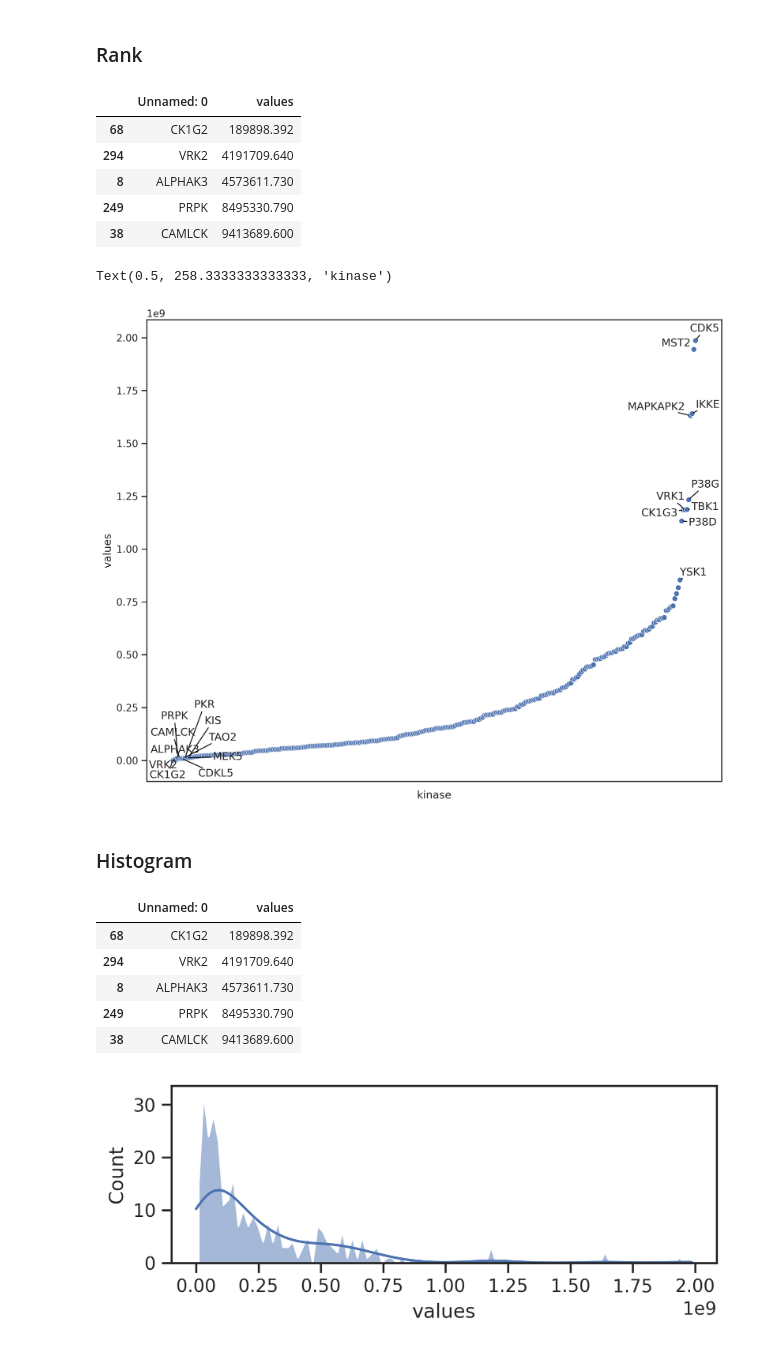
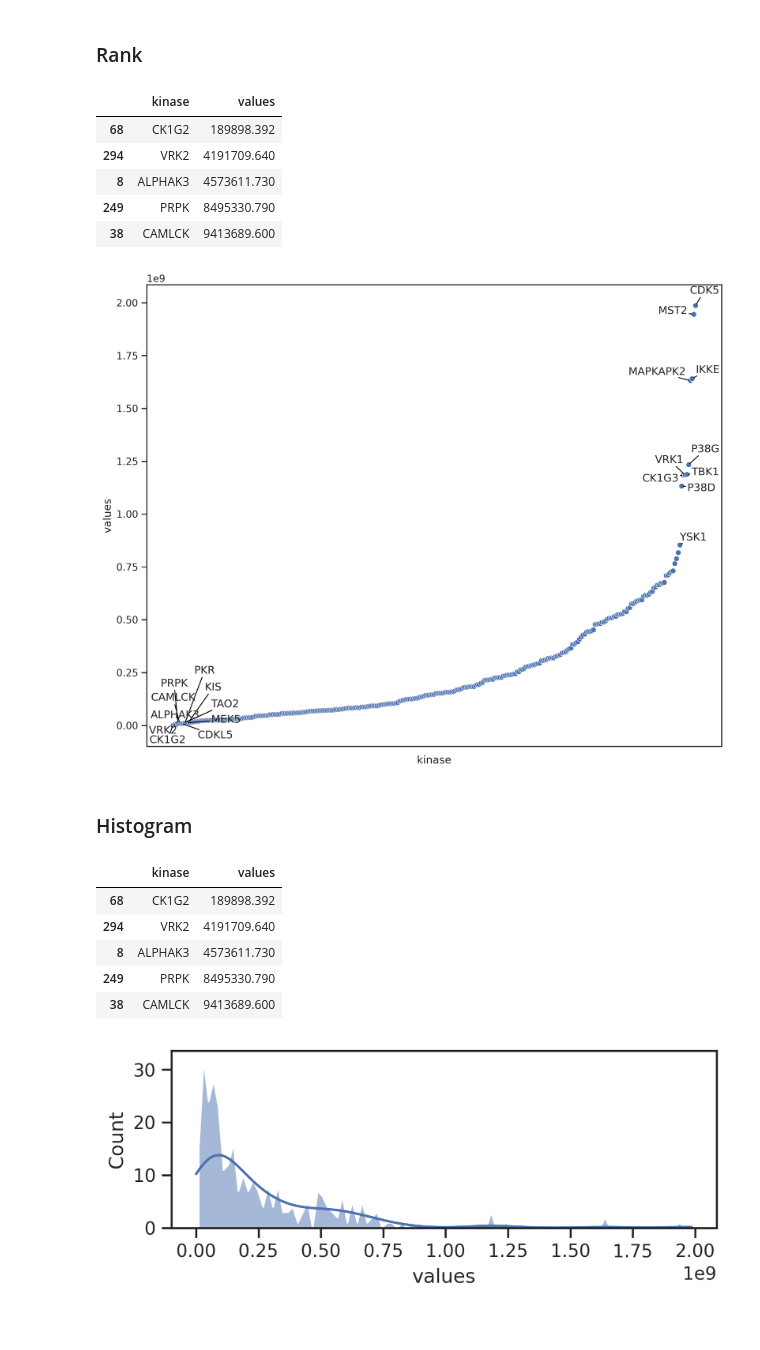
Before and after one commit to sky1ove/katlas, a Jupyter notebook: nbs/02_plot.ipynb, the cells around one changed output. Drawn from its saved outputs; the diff is of its cells as text; code cells hidden in the pictures.

```diff
--- a/nbs/02_plot.ipynb
+++ b/nbs/02_plot.ipynb
@@ -256,24 +257,23 @@ def plot_rank(sorted_df: pd.DataFrame, # a sorted dataframe
 # %%
 # load data
 # df = Data.get_pspa_raw().set_index('kinase')
-df = pd.read_parquet('raw/paper_raw.parquet').set_index('Unnamed: 0')
+df = pd.read_csv('raw/pspa_st_raw.csv').set_index('kinase')
 
 
 # get sorted dataframe
 sorted_df = df.max(1).reset_index(name='values').sort_values('values')
 sorted_df.head()
 # %% [output]
-|  | Unnamed: 0 | values |
+|  | kinase | values |
 | 68 | CK1G2 | 189898.392 |
 | 294 | VRK2 | 4191709.640 |
 | 8 | ALPHAK3 | 4573611.730 |
 | 249 | PRPK | 8495330.790 |
 | 38 | CAMLCK | 9413689.600 |
 # %%
-plot_rank(sorted_df,x='Unnamed: 0',y='values')
-plt.xlabel('kinase')
+plot_rank(sorted_df,x='kinase',y='values')
+plt.xlabel('kinase');
 # %% [output]
-Text(0.5, 258.3333333333333, 'kinase')
 [figure]
 # %% [markdown]
 ### Histogram
@@ -298,7 +298,7 @@ def plot_hist(df: pd.DataFrame, # a dataframe that contain values for plot
 # we can use the same df
 sorted_df.head()
 # %% [output]
-|  | Unnamed: 0 | values |
+|  | kinase | values |
 | 68 | CK1G2 | 189898.392 |
 | 294 | VRK2 | 4191709.640 |
 | 8 | ALPHAK3 | 4573611.730 |
```
Also changed, not shown: parts of 6 cells of this notebook, 3 other files.
